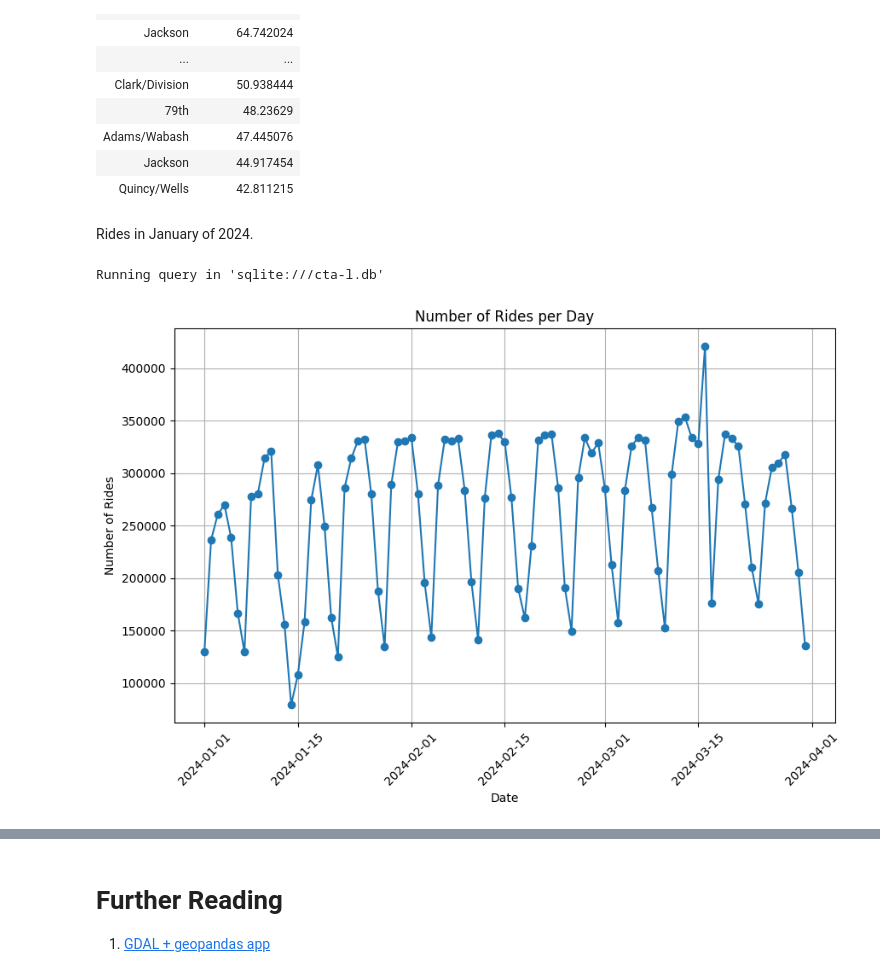
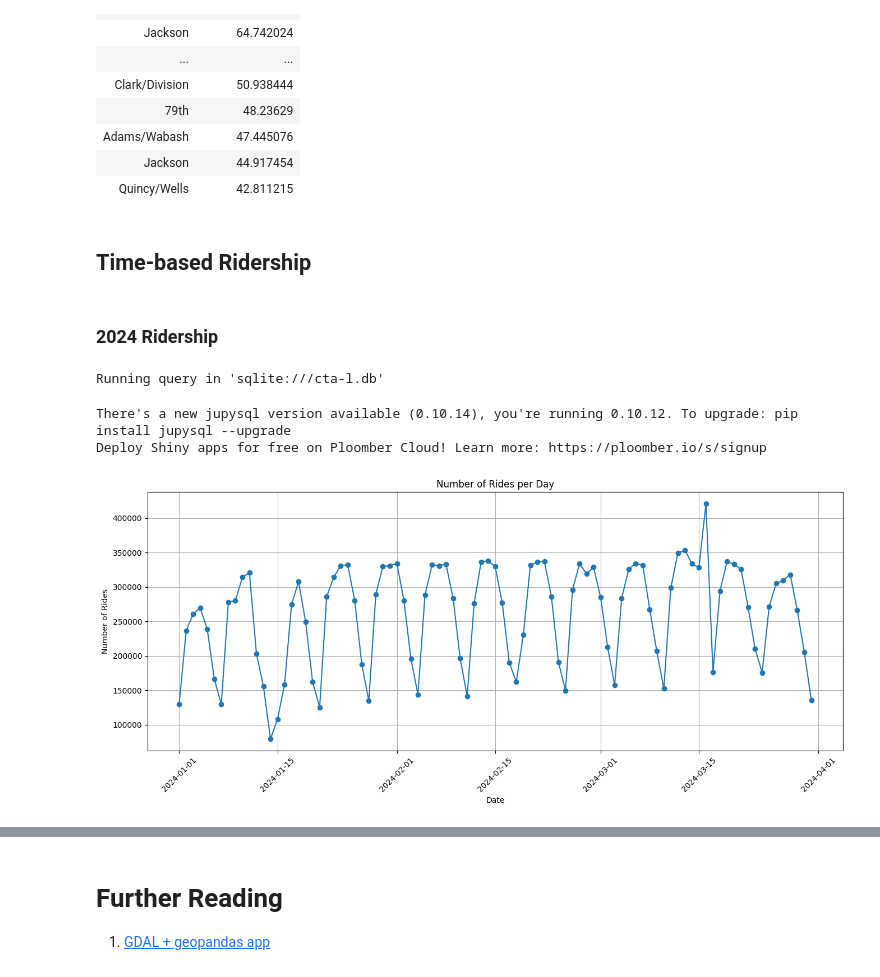
Before and after one commit to gerryster/transit-visualizations, a Jupyter notebook: data/cta-l/initial-analysis.ipynb, the cells around one changed output, grey strips where cells are left out. Drawn from its saved outputs; the diff is of its cells as text; code cells hidden in the pictures.

```diff
--- a/data/cta-l/initial-analysis.ipynb
+++ b/data/cta-l/initial-analysis.ipynb
@@ -207,38 +219,42 @@ Running query in 'sqlite:///cta-l.db'
 | Adams/Wabash | 47.445076 |
 | Jackson | 44.917454 |
 | Quincy/Wells | 42.811215 |
+# %% [markdown]
+## Time-based Ridership
 # %% [markdown]
-Rides in January of 2024.
+### 2024 Ridership
 # %%
 import matplotlib.pyplot as plt
 import pandas as pd
 # %%
-%%sql daily_rides <<
+%%sql daily_rides_2024 <<
 SELECT
   DATE,
   SUM(rides) AS daily_rides
 FROM
   daily_ridership
 WHERE
-  DATE BETWEEN "2024-01-01" AND "2025-01-31"
+  DATE BETWEEN "2024-01-01" AND "2025-01-01"
 GROUP BY
   DATE
 # %% [output]
 Running query in 'sqlite:///cta-l.db'
+There's a new jupysql version available (0.10.14), you're running 0.10.12. To upgrade: pip install jupysql --upgrade
+Deploy Shiny apps for free on Ploomber Cloud! Learn more: https://ploomber.io/s/signup
 # %%
-rides_data = daily_rides.DataFrame()
+rides_data = daily_rides_2024.DataFrame()
 
 # Ensure date column is in datetime format
 rides_data['date'] = pd.to_datetime(rides_data['date'])
 
 # Plotting
-plt.figure(figsize=(10, 6))
+plt.figure(figsize=(16, 6))
 plt.plot(rides_data['date'], rides_data['daily_rides'], marker='o')
 plt.title('Number of Rides per Day')
 plt.xlabel('Date')
 plt.ylabel('Number of Rides')
 plt.xticks(rotation=45)
 plt.grid(True)
 plt.show()
 # %% [output]
-[figure, old version]
+[figure, new version]
```
Also changed, not shown: parts of 10 cells of this notebook, 1 other file.
